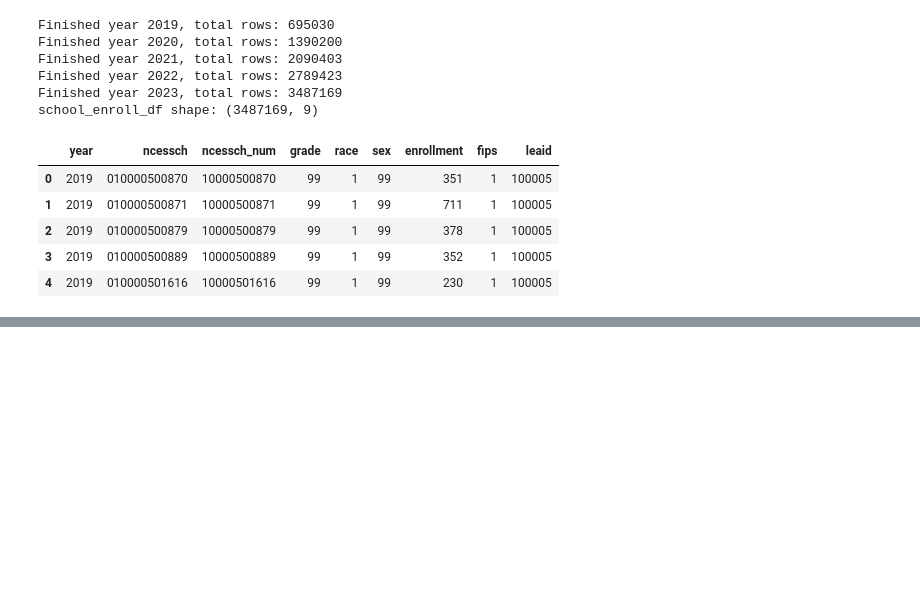
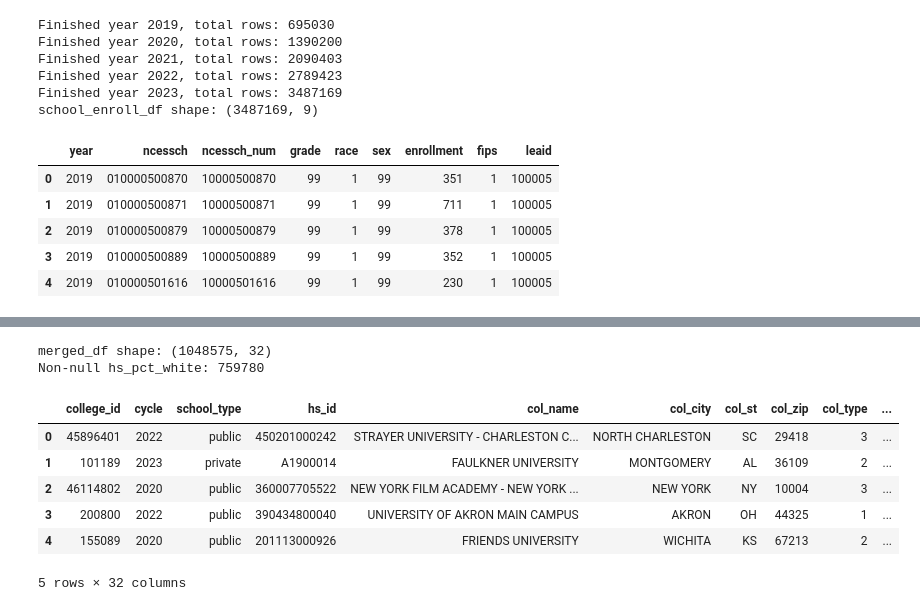
Before and after one commit to bryceclement1/c2i, a Jupyter notebook: src/geo.ipynb, the cells around one changed output, grey strips where cells are left out. Cells and saved outputs as stored; diff of their text form; code cells hidden in the pictures; blank space fills up the shorter version.

Commit message:
race data + data queality check

```diff
--- a/src/geo.ipynb
+++ b/src/geo.ipynb
@@ -236,12 +325,18 @@ print(college_char.columns.tolist())
 ['college_id', 'cycle', 'col_number_applied', 'col_number_admitted', 'col_number_enrolled_total', 'col_acceptance_rate', 'col_enrollment_rate']
 ['college_id', 'col_inst_control', 'col_inst_size']
 # %%
+college_admissions['college_id'] = college_admissions['college_id'].astype(str)
+college_char['college_id'] = college_char['college_id'].astype(str)
+
+
 # Merge college characteristics (on college_id only)
 merged_df = priv_col_merged.merge(college_char, on='college_id', how='left')
+# Merge admissions data (on college_id and cycle)
 
-# Merge admissions data (on college_id and cycle)
-merged_df = merged_df.merge(college_admissions, on=['college_id', 'cycle'], how='left')
+merged_df_admissions = merged_df.merge(college_admissions, on=['college_id', 'cycle'], how='left')
+print(merged_df_admissions.shape)
+# print("merged_df shape:", merged_df.shape)
+# merged_df.head()
 
-print("merged_df shape:", merged_df.shape)
-merged_df.head()
+merged_df.to_csv(DATA_DIR / 'merged_geo.csv', index=False)
 # %% [output]
@@ -341,7 +481,6 @@ school_pivot['hs_pct_two_or_more'] = school_pivot.get(7, 0) / school_pivot['tota
 school_race = school_pivot[['ncessch', 'year', 'hs_pct_white', 'hs_pct_black', 'hs_pct_hispanic',
                             'hs_pct_asian', 'hs_pct_aian', 'hs_pct_nhpi', 'hs_pct_two_or_more']].copy()
 school_race.rename(columns={'year': 'cycle'}, inplace=True)
-school_race['hs_is_district'] = 0
 
 print("school_race shape:", school_race.shape)
 school_race.head()
@@ -377,36 +495,28 @@ district_race.head()
 # %%
-# Merge school race data to main dataframe on ncessch and cycle
+# Merge school race data to main dataframe on hs_id (public) and cycle
 school_race['ncessch'] = school_race['ncessch'].astype(str)
-merged_df['ncessch'] = merged_df['ncessch'].astype(str)
+merged_df['hs_id'] = merged_df['hs_id'].astype(str)
 
 merged_df = merged_df.merge(
     school_race,
-    on=['ncessch', 'cycle'],
+    left_on=['hs_id', 'cycle'],
+    right_on=['ncessch', 'cycle'],
     how='left'
 )
 
-# For rows that didn't match on ncessch (districts), try matching on hs_id as leaid
-# Extract leaid from hs_id (first 7 digits for districts)
-merged_df['leaid_temp'] = merged_df['hs_id'].astype(str).str[:7]
-district_race['leaid'] = district_race['leaid'].astype(str)
-
-# Merge district data for unmatched rows
-district_merge = merged_df[merged_df['hs_pct_white'].isna()].drop(
-    columns=['hs_pct_white', 'hs_pct_black', 'hs_pct_hispanic', 'hs_pct_asian',
-             'hs_pct_aian', 'hs_pct_nhpi', 'hs_pct_two_or_more', 'hs_is_district']
-).merge(
-    district_race,
-    left_on=['leaid_temp', 'cycle'],
-    right_on=['leaid', 'cycle'],
-    how='left'
-)
-
-# Update main dataframe with district data
-merged_df.update(district_merge)
-
-# Clean up temp column
-merged_df.drop(columns=['leaid_temp'], inplace=True, errors='ignore')
+# Drop merge key from the school_race table
+merged_df.drop(columns=['ncessch'], inplace=True, errors='ignore')
 
 print("merged_df shape:", merged_df.shape)
 print("Non-null hs_pct_white:", merged_df['hs_pct_white'].notna().sum())
 merged_df.head()
+# %% [output]
+merged_df shape: (1048575, 32)
+Non-null hs_pct_white: 759780
+|  | college_id | cycle | school_type | hs_id | col_name | col_city | col_st | col_zip | col_type | ... |
+| 0 | 45896401 | 2022 | public | 450201000242 | STRAYER UNIVERSITY - CHARLESTON C... | NORTH CHARLESTON | SC | 29418 | 3 | ... |
+| 1 | 101189 | 2023 | private | A1900014 | FAULKNER UNIVERSITY | MONTGOMERY | AL | 36109 | 2 | ... |
+| 2 | 46114802 | 2020 | public | 360007705522 | NEW YORK FILM ACADEMY - NEW YORK ... | NEW YORK | NY | 10004 | 3 | ... |
+| 3 | 200800 | 2022 | public | 390434800040 | UNIVERSITY OF AKRON MAIN CAMPUS | AKRON | OH | 44325 | 1 | ... |
+| 4 | 155089 | 2020 | public | 201113000926 | FRIENDS UNIVERSITY | WICHITA | KS | 67213 | 2 | ... |
+5 rows × 32 columns
```
Also changed, not shown: parts of 25 cells of this notebook, 1 other file.
